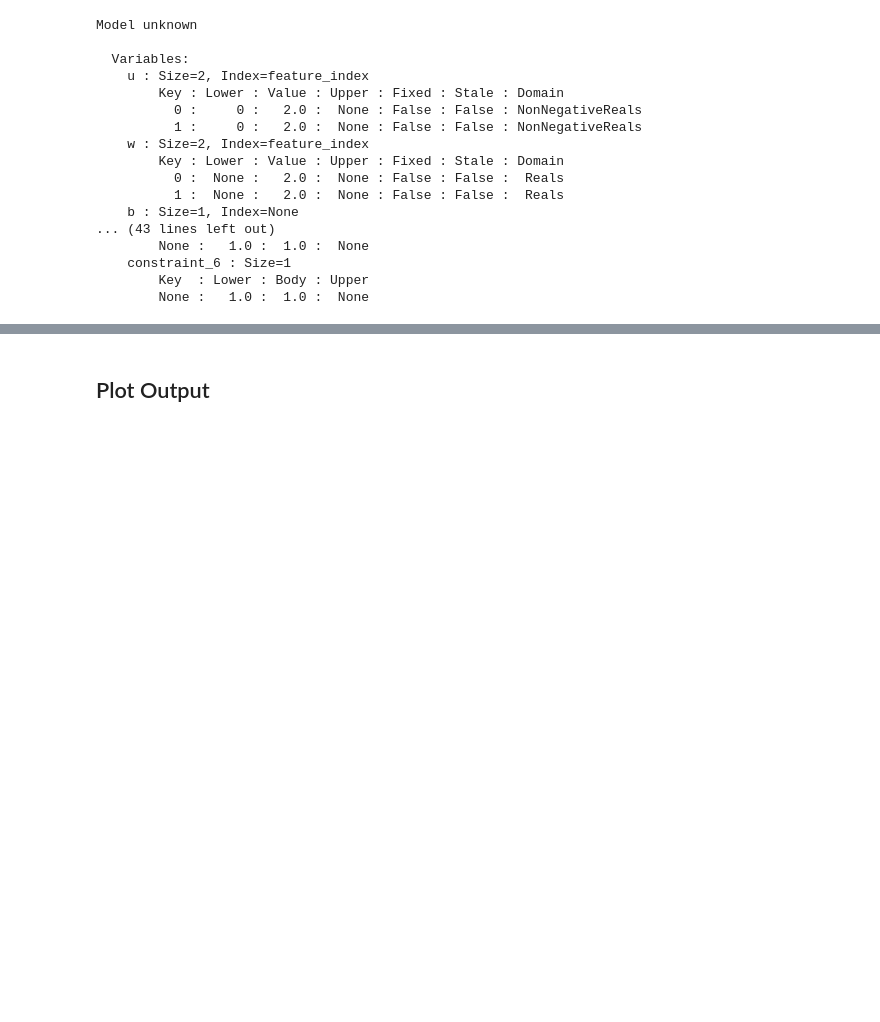
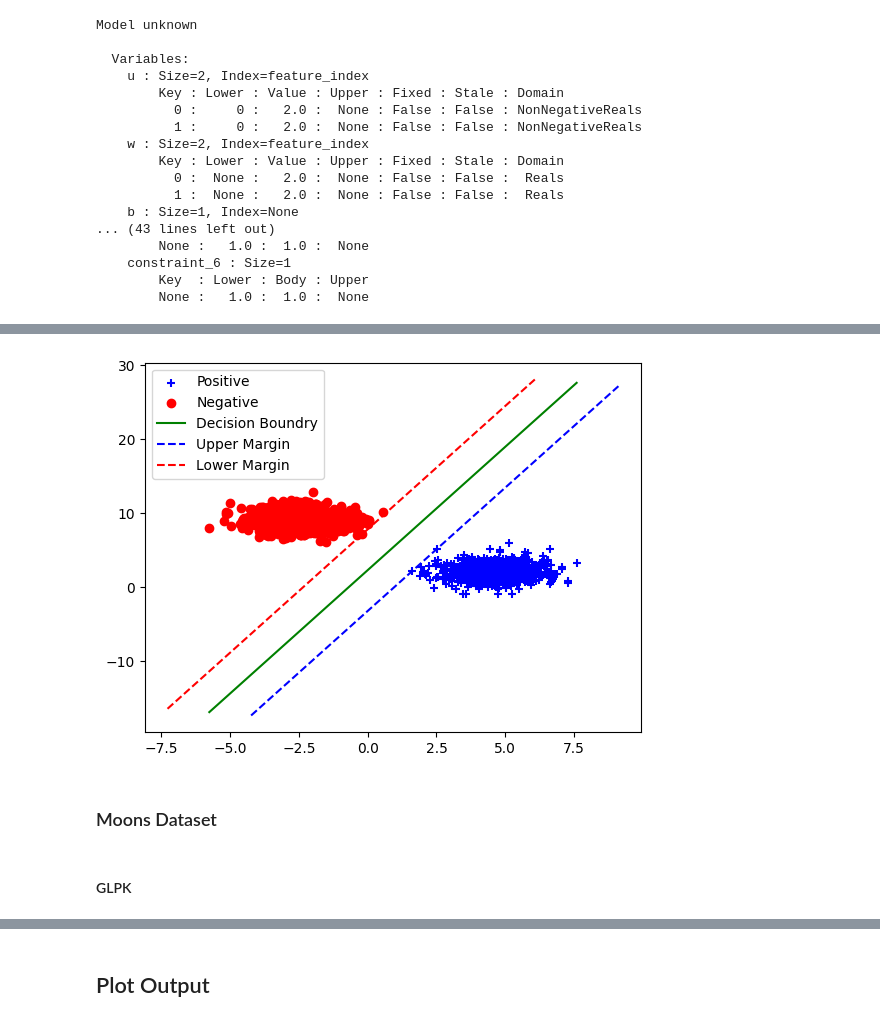
Before and after one commit to AmirMohamadBabaee/SVM-optimization-pyomo, a Jupyter notebook: optim.ipynb, the cells around one changed output, grey strips where cells are left out. Cells and saved outputs as stored; diff of their text form; code cells hidden in the pictures; blank space fills up the shorter version.

```diff
--- a/optim.ipynb
+++ b/optim.ipynb
@@ -82,0 +322,17 @@ Model unknown
+# %%
+norm_1_model_blob_ipopt = init_svm_model_norm_1(x_blob, y_blob)
+
+solver_name = 'ipopt'     # YOU CAN CHOOSE DESIRED SOLVER
+
+# Non-Linear Programming Solver
+opt = pyo.SolverFactory(solver_name, executable='bin/ipopt')
+
+result=opt.solve(norm_1_model_blob_ipopt)
+# %%
+draw_plot(x_blob, y_blob, norm_1_model_blob_ipopt)
+# %% [output]
+[figure, added]
+# %% [markdown]
+### Moons Dataset
+# %% [markdown]
+#### GLPK
```
Also changed, not shown: parts of 84 cells of this notebook.
